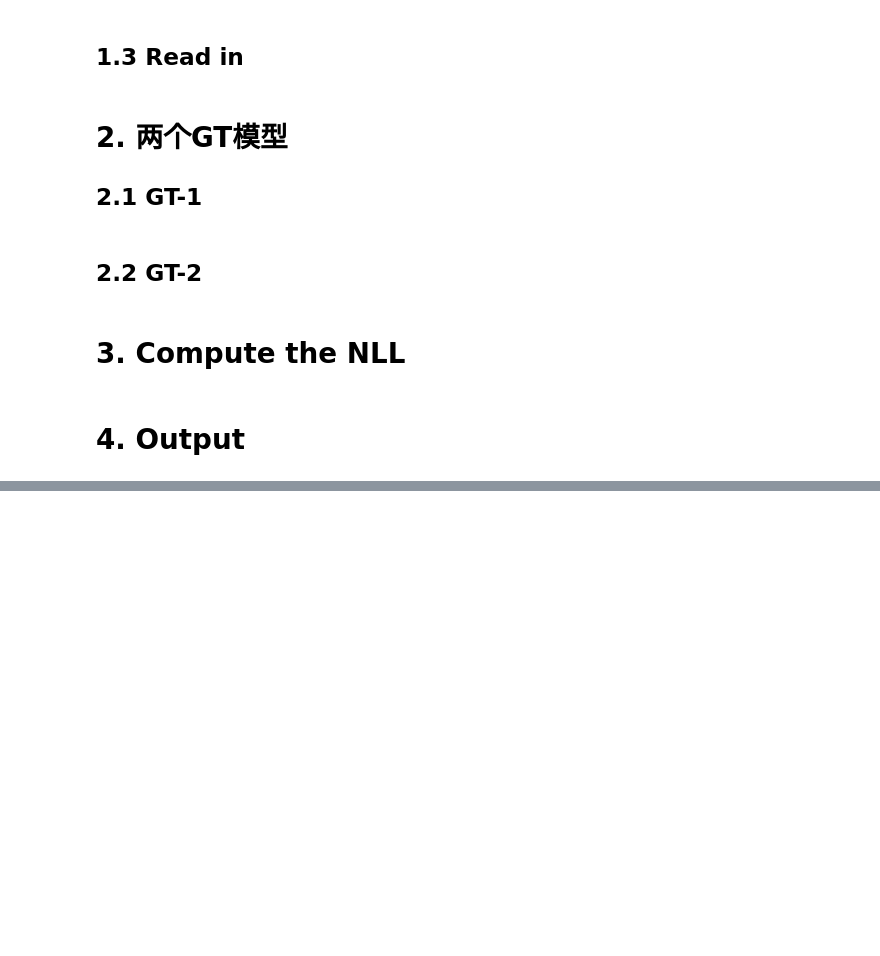
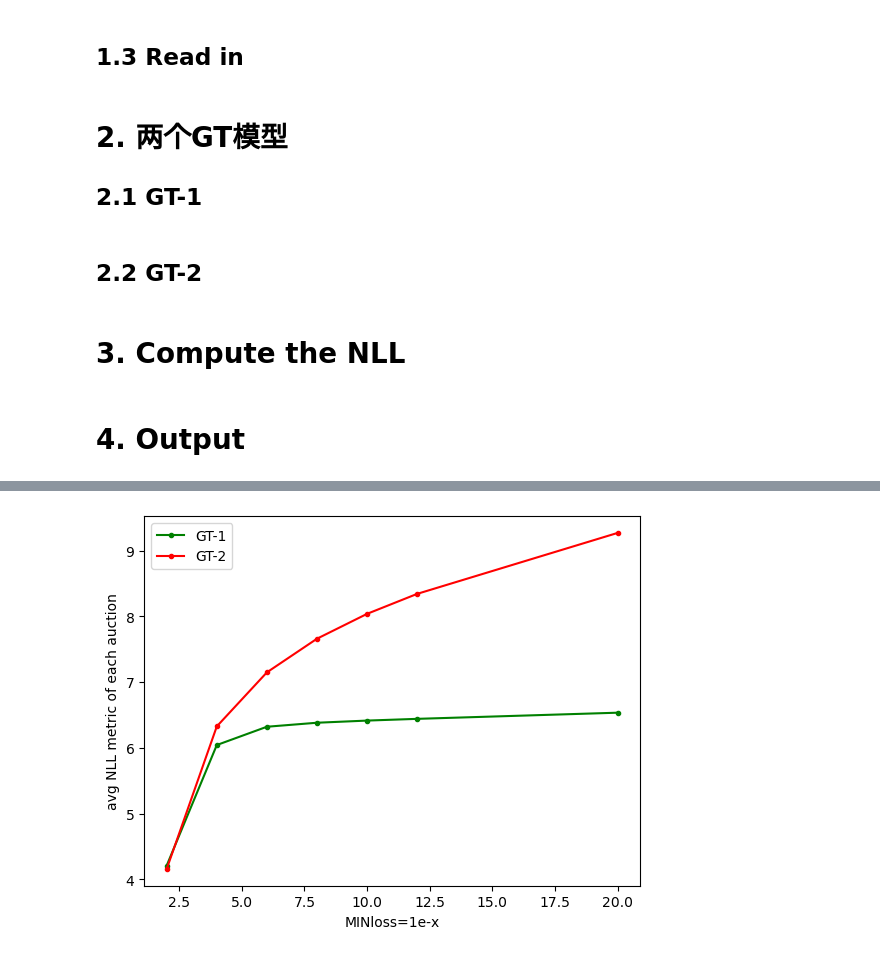
Before and after one commit to 2016317200329/PAProj, a Jupyter notebook: data_handler/metric_for_GTs.ipynb, the cells around one changed output, grey strips where cells are left out. Drawn from its saved outputs; the diff is of its cells as text; code cells hidden in the pictures; blank space fills up the shorter version.

```diff
--- a/data_handler/metric_for_GTs.ipynb
+++ b/data_handler/metric_for_GTs.ipynb
@@ -32,7 +34,7 @@ alpha = -0.013581112
 delta = 1
 labda = 3.312402533
 
-MIN_LOSS = 1e-8
+MIN_LOSS = 1e-12
 
 # data keys
 data_key_path = "../data/target_datakey.csv"
@@ -42,7 +44,7 @@ data_key_path = "../data/target_datakey.csv"
 
 # NLL output path
 # NLL_metric_path = "../data/NLL_metric_GT_MIN_LOSS.csv"
-NLL_metric_path = "../data/NLL_metric_GT_Tgt=1.csv"
+NLL_metric_path  ="../data/NLL_metric_GT_Tgt=1_e12.csv"
 # %% [markdown]
 ## 1.3 Read in
 # %%
@@ -76,7 +78,7 @@ def GT_1(setting, target):
                 tmp[t+1] = tmp[t]*U[t]                      # tmp[t+1]存了到(t)的U的连乘积
                 p[t] = (1-U[t+1])*tmp[t+1]
         # To make sure sum=1
-        p[T-1] = 1-sum(p[0:T-1])
+        p[T-1] = max(1-sum(p[0:T-1]),0)
 
         # According to the target data, compute the NLL value
 
@@ -92,7 +94,9 @@ def GT_1(setting, target):
         for i in range(0, len(target)):
                 if target[i] in p_dict:
                         nll += -np.log(p_dict[target[i]]+MIN_LOSS)
-        return nll
+                else:
+                        nll += -np.log(0.+MIN_LOSS)
+        return nll/len(target)
 # %% [markdown]
 ## 2.2 GT-2
 # %%
@@ -118,7 +122,7 @@ def GT_2(setting, target):
                 tmp[t+1] = tmp[t]*U[t]                      # tmp[t+1]存了到(t)的U的连乘积
                 p[t] = (1-U[t+1])*tmp[t+1]
         # To make sure sum=1
-        p[T-1] = 1-sum(p[0:T-1])
+        p[T-1] = max(1-sum(p[0:T-1]),0)
 
         # According to the target data, compute the NLL value
 
@@ -134,8 +138,10 @@ def GT_2(setting, target):
         for i in range(0, len(target)):
                 if target[i] in p_dict:
                         nll += -np.log(p_dict[target[i]]+MIN_LOSS)
+                else:
+                        nll += -np.log(0.+MIN_LOSS)
 
-        return nll
+        return nll/len(target)
 # %% [markdown]
 # 3. Compute the NLL
 # %%
@@ -161,0 +173,29 @@ NLL_metric_pd.to_csv(NLL_metric_path,encoding="utf-8",header=True,index=False)
+# %%
+metric_list = [2,4,6,8,10,12,20]
+# %%
+metric = np.array([0]*len(metric_list)*2).reshape(-1,2)
+metric_pd = pd.DataFrame(metric)
+
+for i in range(len(metric_list)):
+        file_head = "../data/NLL_metric_GT_Tgt=1_e"
+        file_end = ".csv"
+
+        file_name = file_head + str(metric_list[i]) + file_end
+
+        data = pd.read_csv(file_name,encoding="utf-8")
+        metric_i = np.array(data.sum(axis=0))
+
+        metric_pd.iloc[i,0] = metric_i[0]
+        metric_pd.iloc[i,1] = metric_i[1]
+
+
+metric_pd = metric_pd/ len(target_all_path)
+plt.plot(metric_list, metric_pd.iloc[:,0], color='green', marker = ".", label='GT-1')
+plt.plot(metric_list, metric_pd.iloc[:,1], color='red', marker = ".", label='GT-2')
+
+plt.xlabel('MINloss=1e-x')
+plt.ylabel('avg NLL metric of each auction')
+plt.legend()
+plt.show()
+# %% [output]
+[figure, added]
```
Also changed, not shown: parts of 2 cells of this notebook, 4 other files.
